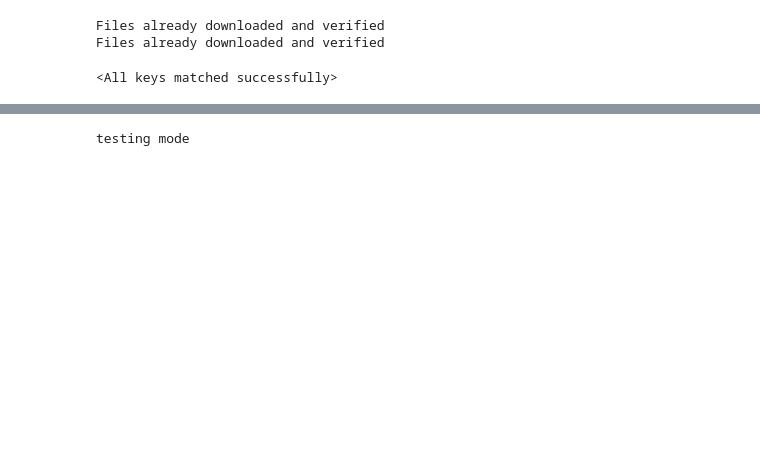
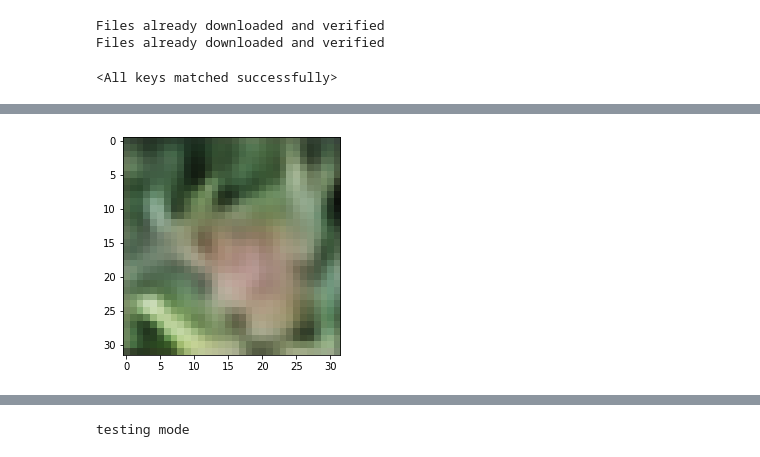
Before and after one commit to NewXericHorizon/ECE114514_Project, a Jupyter notebook: test_cifar.ipynb, the cells around one changed output, grey strips where cells are left out. Cells and saved outputs as stored; diff of their text form; code cells hidden in the pictures; blank space fills up the shorter version.

```diff
--- a/test_cifar.ipynb
+++ b/test_cifar.ipynb
@@ -352,3 +259,7 @@ show_image(x_hat, idx=idex)
+# %%
+show_image(x_new, idx=idex)
+# %% [output]
+[figure, added]
 # %%
 show_image(x_adv, idx=idex)
 # %% [output]
```
Also changed, not shown: parts of 18 cells of this notebook, 4 other files.
